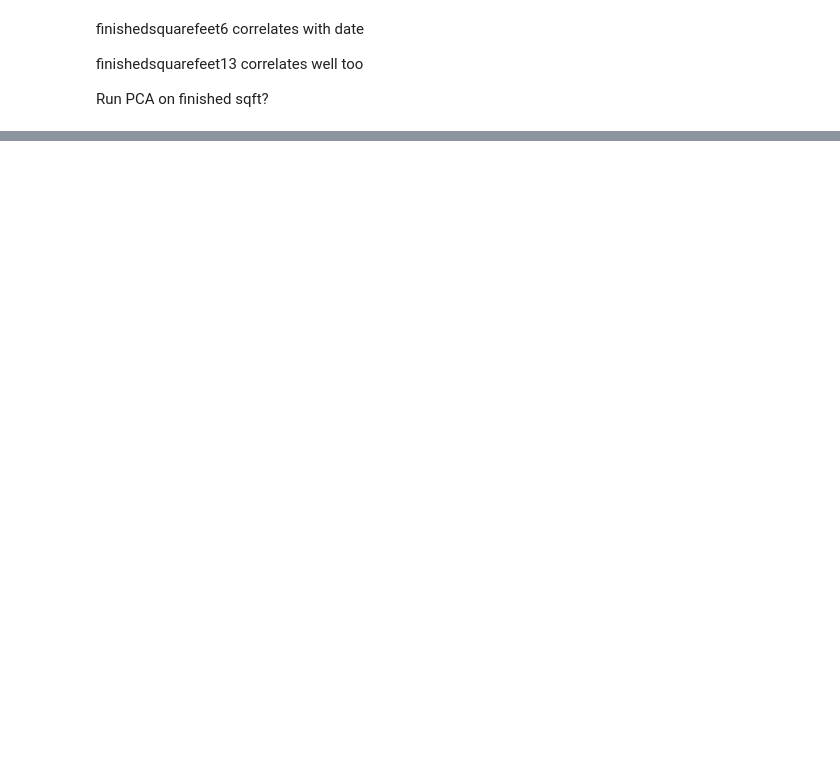
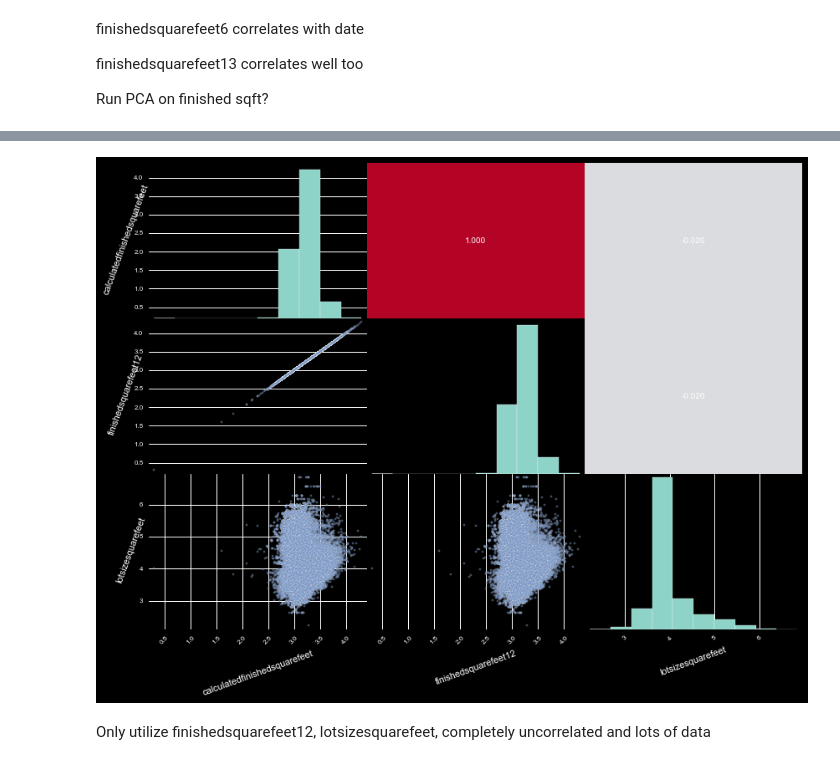
Before and after one commit to markertsean/zillow, a Jupyter notebook: Explore_Purchased.ipynb, the cells around one changed output, grey strips where cells are left out. Cells and saved outputs as stored; diff of their text form; code cells hidden in the pictures; blank space fills up the shorter version.

```diff
--- a/Explore_Purchased.ipynb
+++ b/Explore_Purchased.ipynb
@@ -694,0 +709,8 @@ for col in bar.columns.values:
+# %%
+bar = np.log10( foo[['calculatedfinishedsquarefeet','finishedsquarefeet12','lotsizesquarefeet']].dropna() )
+# %%
+dv.corr_plot( bar )
+# %% [output]
+[figure, added]
+# %% [markdown]
+Only utilize finishedsquarefeet12, lotsizesquarefeet, completely uncorrelated and lots of data
```
Also changed, not shown: parts of 32 cells of this notebook, 1 other file.
